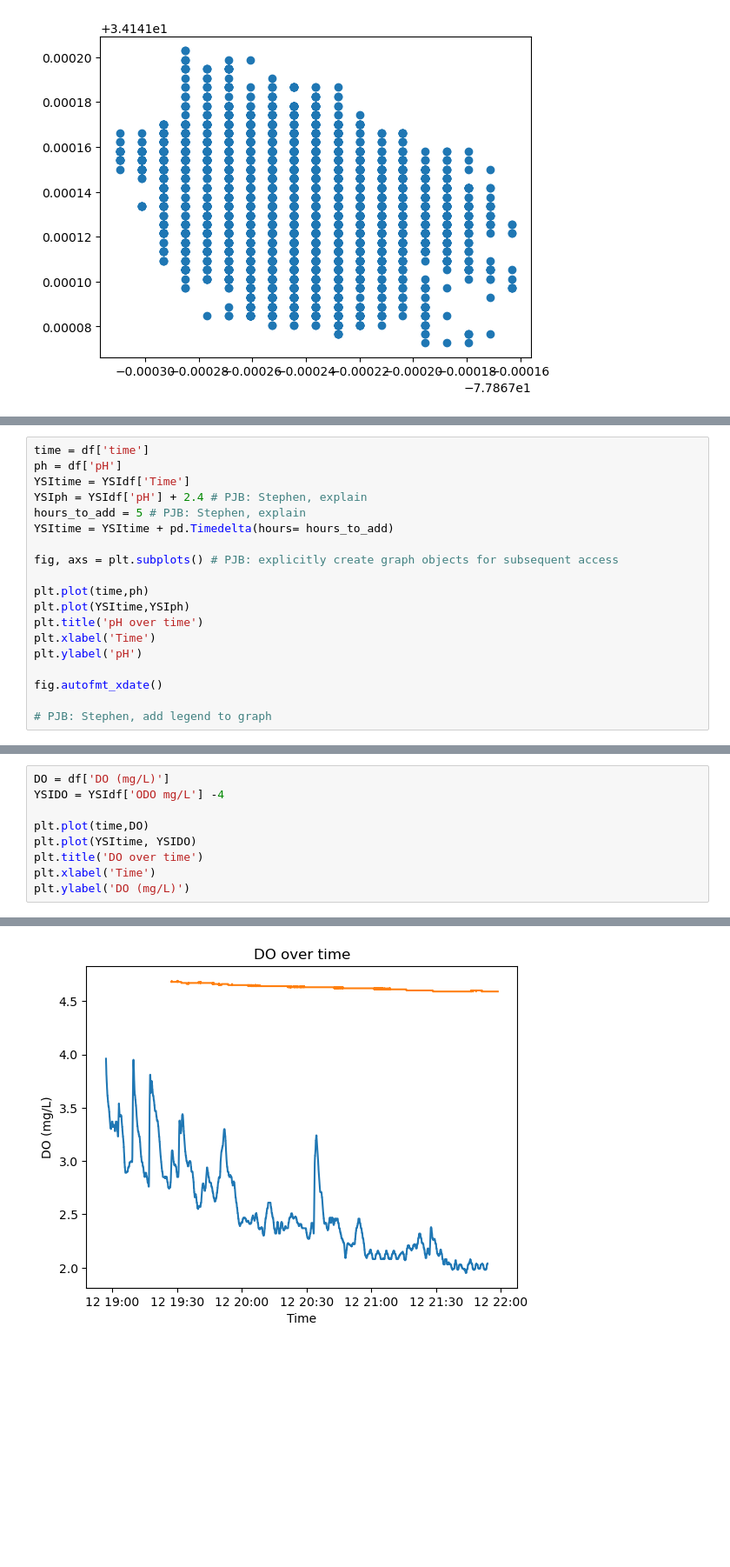
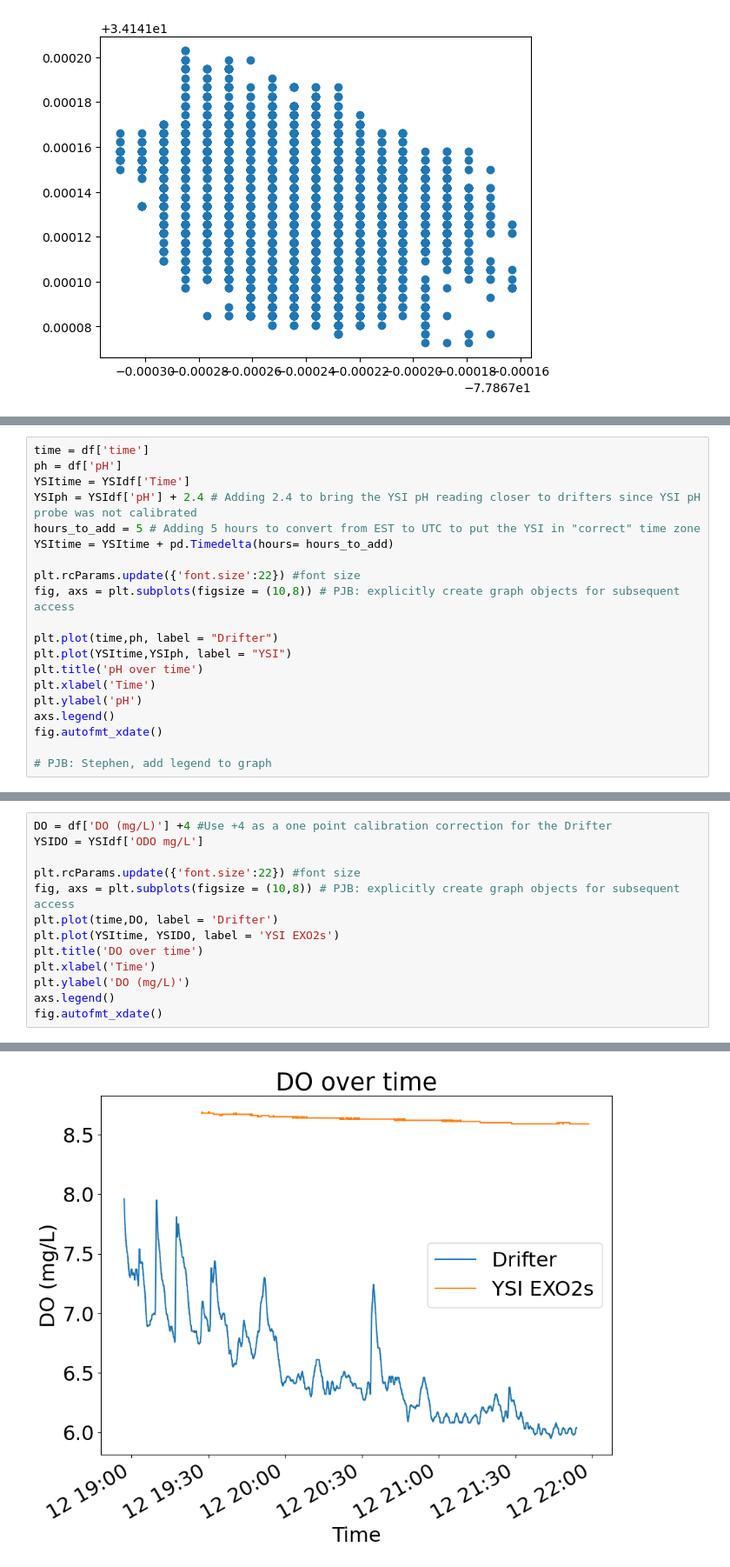
Before and after one commit to COAST-Lab/Biogeochemical-Drifter, a Jupyter notebook: Data_Analysis/Data_Analysis.ipynb, the cells around one changed output, grey strips where cells are left out. Shown at 87% size. Drawn from its saved outputs; the diff is of its cells as text; blank space fills up the shorter version.

```diff
--- a/Data_Analysis/Data_Analysis.ipynb
+++ b/Data_Analysis/Data_Analysis.ipynb
@@ -197,18 +197,19 @@ Stephen, edit this markdown cell to describe what you are doing in the following
 time = df['time']
 ph = df['pH']
 YSItime = YSIdf['Time']
-YSIph = YSIdf['pH'] + 2.4 # PJB: Stephen, explain
-hours_to_add = 5 # PJB: Stephen, explain
+YSIph = YSIdf['pH'] + 2.4 # Adding 2.4 to bring the YSI pH reading closer to drifters since YSI pH probe was not calibrated
+hours_to_add = 5 # Adding 5 hours to convert from EST to UTC to put the YSI in "correct" time zone
 YSItime = YSItime + pd.Timedelta(hours= hours_to_add)
 
-fig, axs = plt.subplots() # PJB: explicitly create graph objects for subsequent access
+plt.rcParams.update({'font.size':22}) #font size
+fig, axs = plt.subplots(figsize = (10,8)) # PJB: explicitly create graph objects for subsequent access
 
-plt.plot(time,ph)
-plt.plot(YSItime,YSIph)
+plt.plot(time,ph, label = "Drifter")
+plt.plot(YSItime,YSIph, label = "YSI")
 plt.title('pH over time')
 plt.xlabel('Time')
 plt.ylabel('pH')
-
+axs.legend()
 fig.autofmt_xdate()
 
 # PJB: Stephen, add legend to graph
@@ -220,10 +221,14 @@ Stephen, same as above. Describe manipulation of dissolved oxygen variable, add
 # %%
-DO = df['DO (mg/L)']
-YSIDO = YSIdf['ODO mg/L'] -4
+DO = df['DO (mg/L)'] +4 #Use +4 as a one point calibration correction for the Drifter
+YSIDO = YSIdf['ODO mg/L']
 
-plt.plot(time,DO)
-plt.plot(YSItime, YSIDO)
+plt.rcParams.update({'font.size':22}) #font size
+fig, axs = plt.subplots(figsize = (10,8)) # PJB: explicitly create graph objects for subsequent access
+plt.plot(time,DO, label = 'Drifter')
+plt.plot(YSItime, YSIDO, label = 'YSI EXO2s')
 plt.title('DO over time')
 plt.xlabel('Time')
 plt.ylabel('DO (mg/L)')
+axs.legend()
+fig.autofmt_xdate()
 # %% [output]
@@ -231,2 +235,2 @@ Text(0, 0.5, 'DO (mg/L)')
-[figure, old version]
+[figure, new version]
 # %%
```
Also changed, not shown: parts of 10 cells of this notebook.
